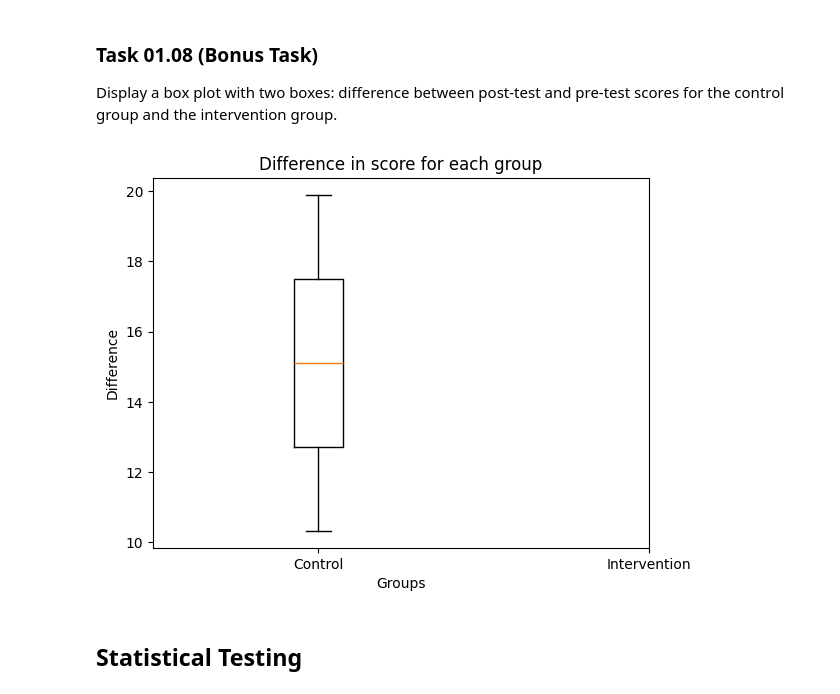
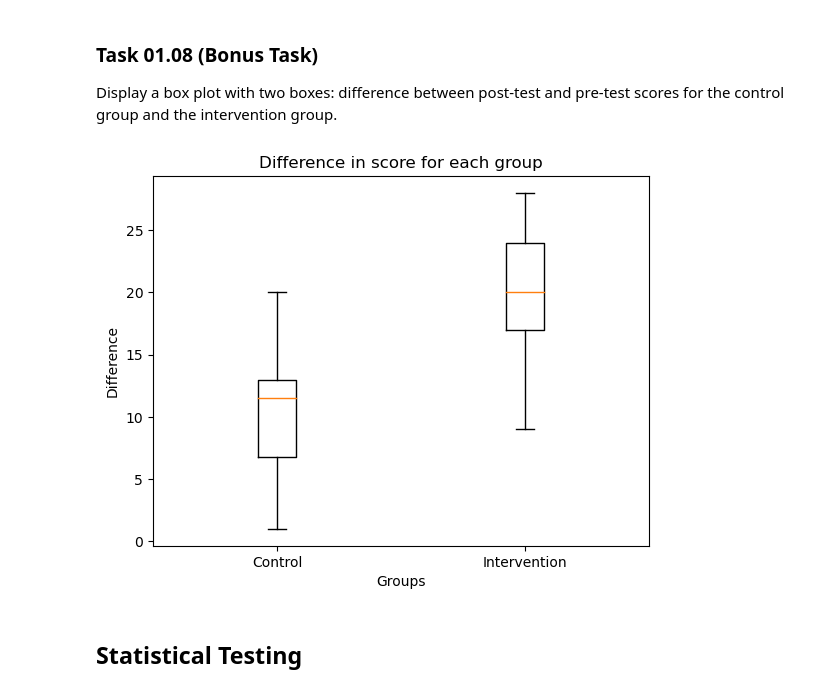
Before and after one commit to d3nnis2001/Data-Mining-Lecture, a Jupyter notebook: Abgabe1/sheet01.ipynb, the cells around one changed output. Saved outputs shown, nothing was run; the diff lists cells and outputs as text; code cells hidden in the pictures.

```diff
--- a/Abgabe1/sheet01.ipynb
+++ b/Abgabe1/sheet01.ipynb
@@ -209,14 +209,14 @@ plt.show()
 
 Display a box plot with two boxes: difference between post-test and pre-test scores for the control group and the intervention group.
 # %%
-plt.boxplot([(X[:,3][Con] - X[:,2][Con]).mean(), (X[:,3][Inter] - X[:,2][Inter]).mean()])
+plt.boxplot([(X[:,3][Con] - X[:,2][Con]), (X[:,3][Inter] - X[:,2][Inter])])
 plt.xticks([1,2], ["Control", "Intervention"])
 plt.xlabel("Groups")
 plt.ylabel("Difference")
 plt.title("Difference in score for each group")
 plt.show()
 # %% [output]
-[figure, old version]
+[figure, new version]
 # %% [markdown]
 ## Statistical Testing
 # %% [markdown]
```
Also changed, not shown: parts of 9 cells of this notebook.
